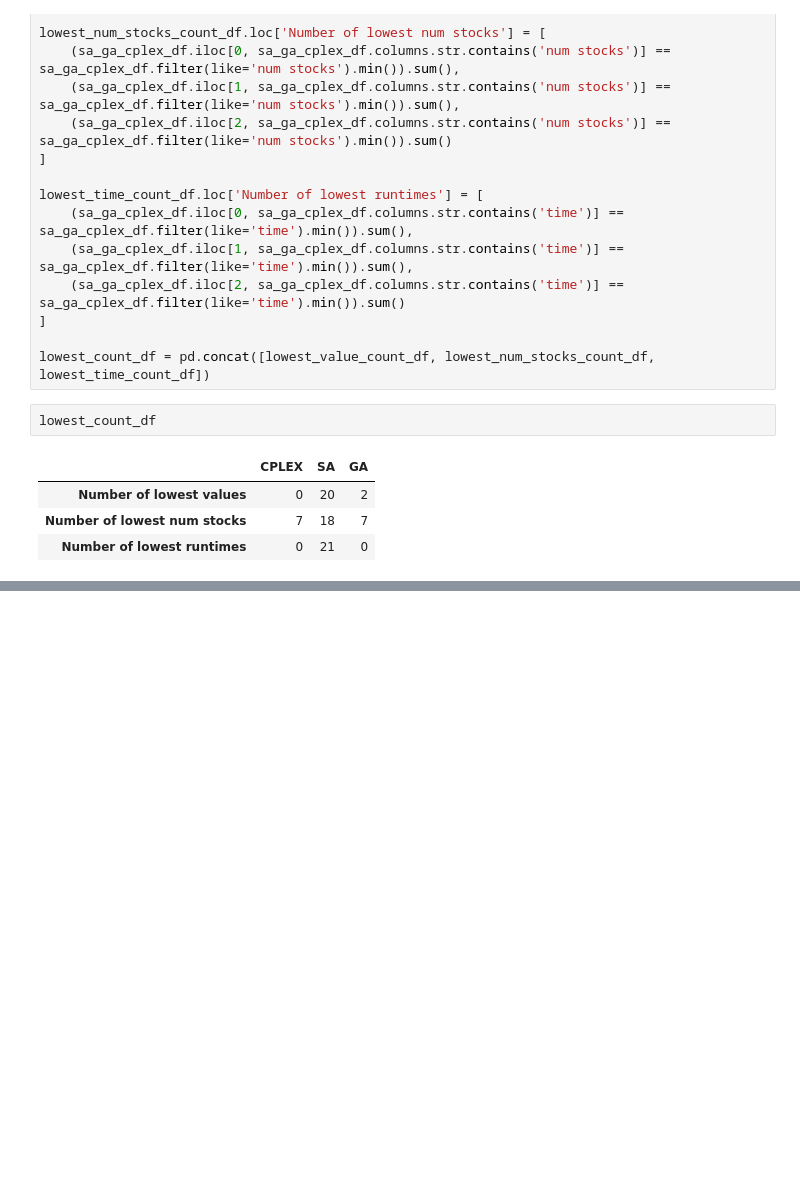
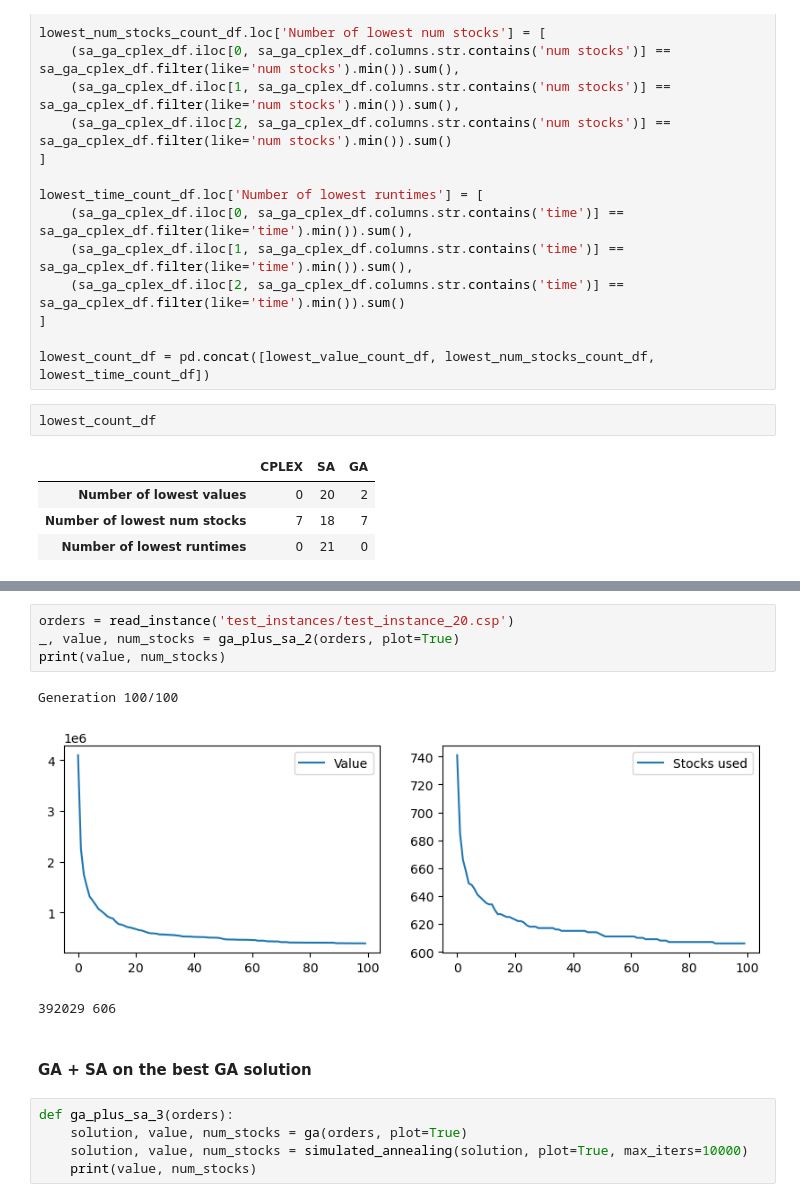
Before and after one commit to MilenkovicMaja/csp_optimization, a Jupyter notebook: csp.ipynb, the cells around one changed output, grey strips where cells are left out. Drawn from its saved outputs; the diff is of its cells as text; blank space fills up the shorter version.

```diff
--- a/csp.ipynb
+++ b/csp.ipynb
@@ -1450,0 +1610,15 @@ lowest_count_df
+# %%
+orders = read_instance('test_instances/test_instance_20.csp')
+_, value, num_stocks = ga_plus_sa_2(orders, plot=True)
+print(value, num_stocks)
+# %% [output]
+Generation 100/100
+[figure, added]
+392029 606
+# %% [markdown]
+#### GA + SA on the best GA solution
+# %%
+def ga_plus_sa_3(orders):
+    solution, value, num_stocks = ga(orders, plot=True)
+    solution, value, num_stocks = simulated_annealing(solution, plot=True, max_iters=10000)
+    print(value, num_stocks)
```
Also changed, not shown: parts of 9 cells of this notebook.
